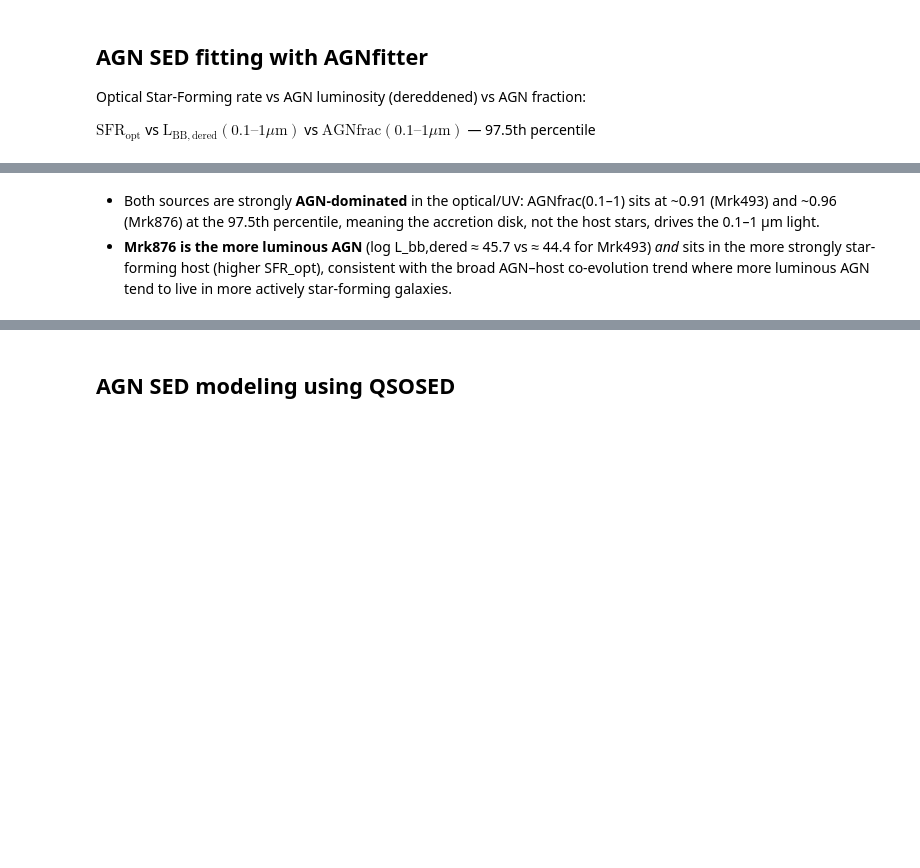
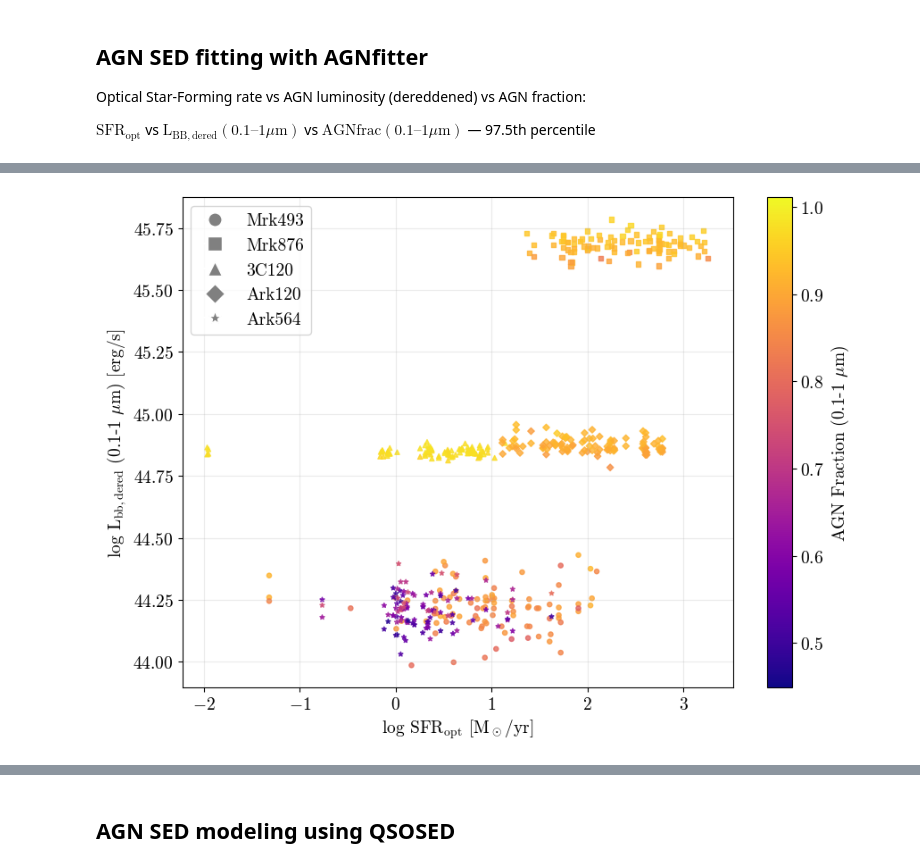
Before and after one commit to IsaacLP/AGN, a Jupyter notebook: tutorials/7-SED/homework.ipynb, the cells around one changed output, grey strips where cells are left out. Cells and saved outputs as stored; diff of their text form; code cells hidden in the pictures; blank space fills up the shorter version.

Commit message:
Added missing AGNfitter sources

```diff
--- a/tutorials/7-SED/homework.ipynb
+++ b/tutorials/7-SED/homework.ipynb
@@ -18,7 +18,7 @@ Optical Star-Forming rate vs AGN luminosity (dereddened) vs AGN fraction:
 
 $\mathrm{SFR_{opt}}$ vs $\mathrm{L_{BB,dered}}(0.1–1\mu\mathrm{m})$ vs $\mathrm{AGNfrac}(0.1–1\mu\mathrm{m})$ — 97.5th percentile
 # %%
-objects = ['Mrk493', 'Mrk876']
+objects = ['Mrk493', 'Mrk876','3C120','Ark120','Ark564']
 
 # read data and find the global AGNfrac range across all objects
 all_frac = []
@@ -31,6 +31,6 @@ for obj in objects:
 all_frac = np.concatenate(all_frac)
 vmin, vmax = all_frac.min(), all_frac.max()
 pad = 0.05 * (vmax - vmin)
+print(f"AGNfrac range: {vmin:.3f} to {vmax:.3f}")
 vmin, vmax = vmin - pad, vmax + pad
-print(f"AGNfrac range: {vmin:.3f} to {vmax:.3f}")
 # %% [output]
@@ -92,3 +38,31 @@ plt.show()
-# %% [markdown]
-- Both sources are strongly **AGN-dominated** in the optical/UV: AGNfrac(0.1–1) sits at ~0.91 (Mrk493) and ~0.96 (Mrk876) at the 97.5th percentile, meaning the accretion disk, not the host stars, drives the 0.1–1 µm light.
-- **Mrk876 is the more luminous AGN** (log L_bb,dered ≈ 45.7 vs ≈ 44.4 for Mrk493) *and* sits in the more strongly star-forming host (higher SFR_opt), consistent with the broad AGN–host co-evolution trend where more luminous AGN tend to live in more actively star-forming galaxies.
+# %%
+# Plot all data together
+obj_markers = ['o', 's', '^', 'D', '*']
+
+fig, ax = plt.subplots(figsize=(9, 6.5))
+i = 0
+for obj, df in dfs.items():
+    logsfr = np.log10(df['SFR_opt'])
+    lbb    = df['Lbbdered(0.1-1)']
+    frac   = df['AGNfrac(0.1-1)']
+
+    ax.scatter(logsfr, lbb, c=frac, cmap='plasma', vmin=vmin, vmax=vmax,
+               s=14, alpha=0.80, marker = obj_markers[i])
+    i += 1
+
+# legend
+legend_elements = [Line2D([0], [0], marker=m, color='w', label=obj,
+                          markerfacecolor='grey', markersize=11)
+                   for i, (obj, m) in enumerate(zip(objects, obj_markers))]
+ax.legend(handles=legend_elements)
+
+# colorbar
+cbar = fig.colorbar(sc, ax=ax)
+cbar.set_label(r'AGN Fraction (0.1-1 $\mu$m)')
+plt.xlabel(r'log $\mathrm{SFR}_{\mathrm{opt}}$ [M$_\odot$/yr]')
+plt.ylabel(r'log $\mathrm{L}_{\mathrm{bb,dered}}$ (0.1-1 $\mu$m) [erg/s]')
+plt.grid(alpha=0.25)
+plt.tight_layout()
+plt.show()
+# %% [output]
+[figure, added]
```
Also changed, not shown: parts of 4 cells of this notebook.
